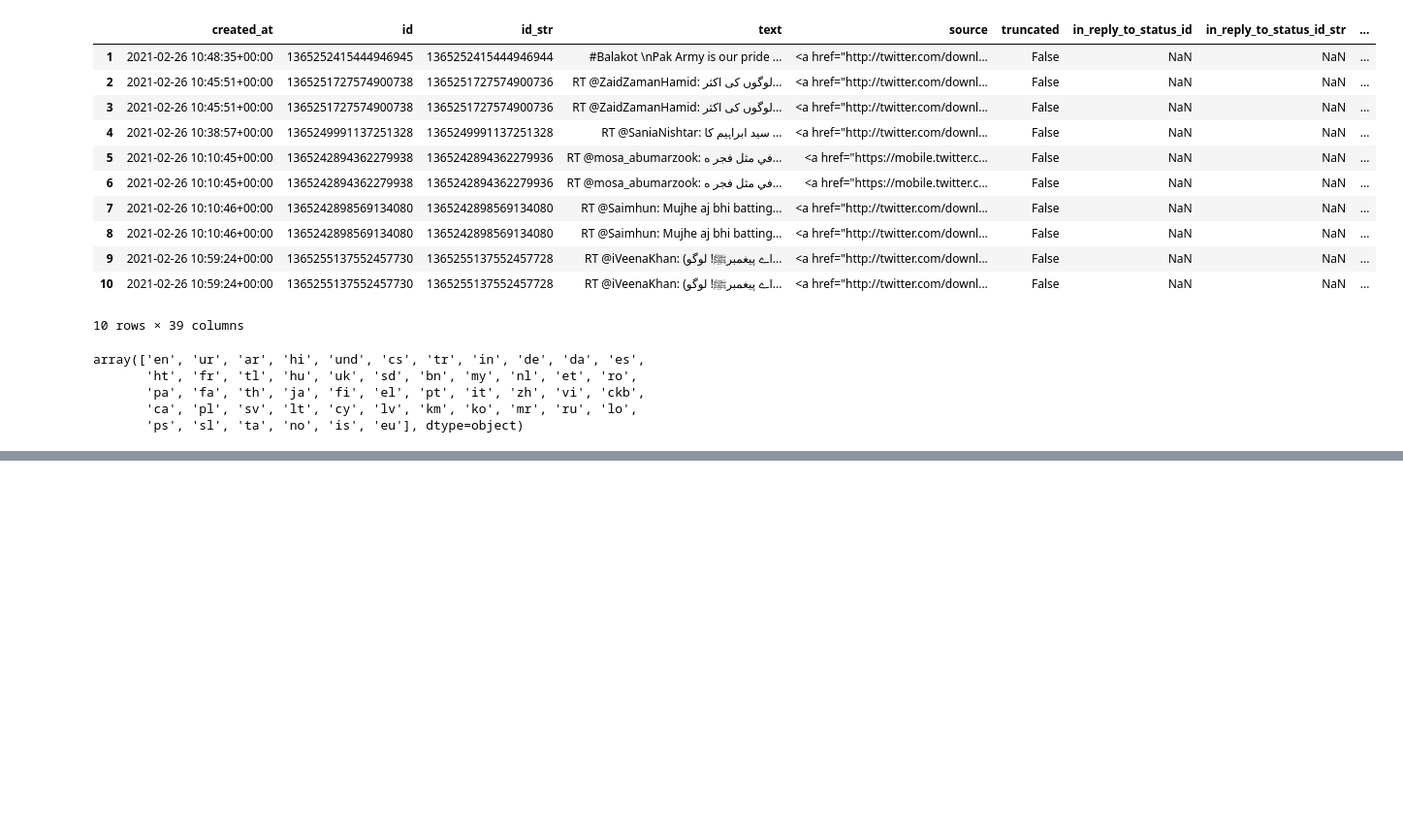
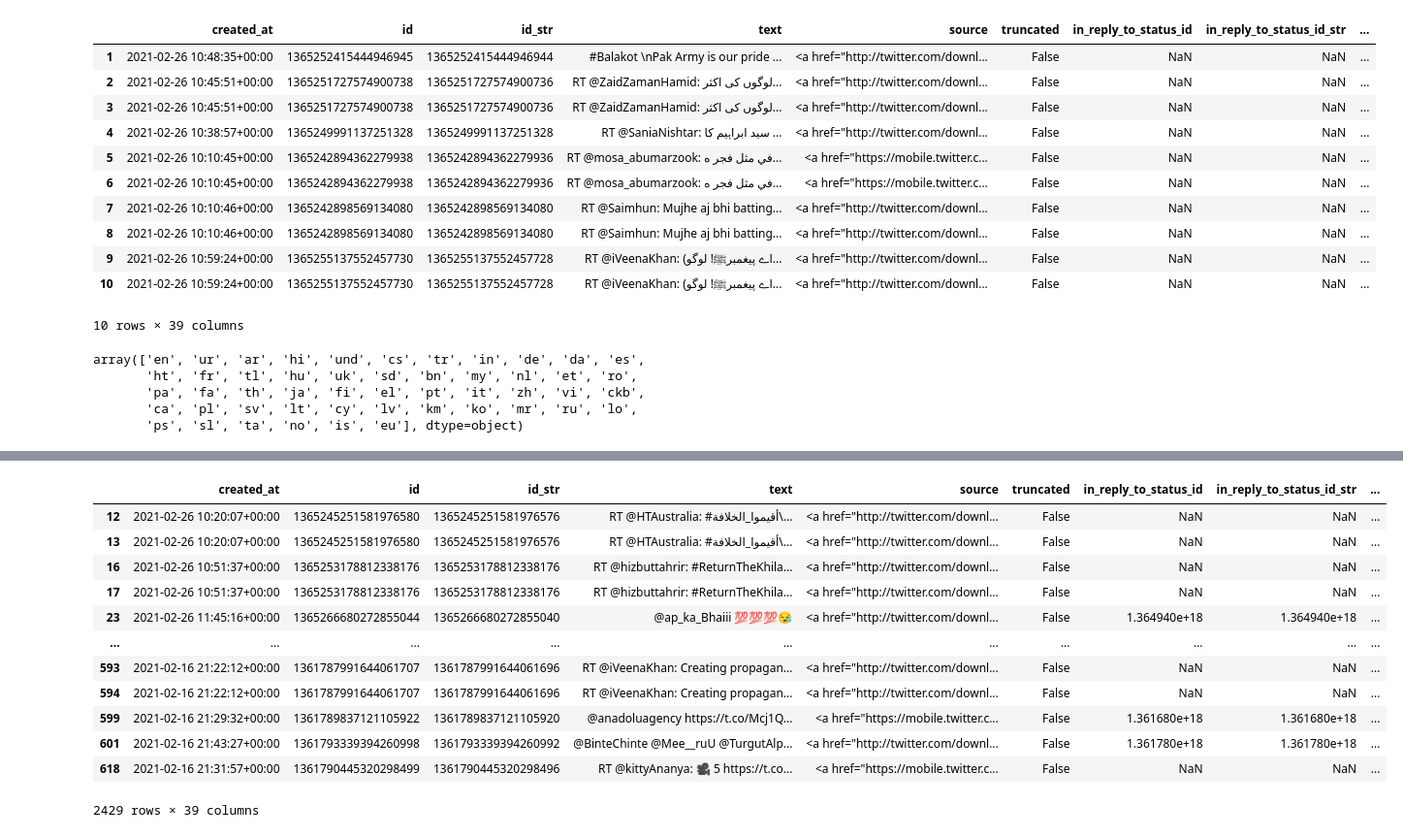
Before and after one commit to EvaLvn/ML_project2, a Jupyter notebook: Eva_notebook.ipynb, the cells around one changed output, grey strips where cells are left out. Shown at 97% size. Drawn from its saved outputs; the diff is of its cells as text; code cells hidden in the pictures; blank space fills up the shorter version.

```diff
--- a/Eva_notebook.ipynb
+++ b/Eva_notebook.ipynb
@@ -56,0 +90,16 @@ def create_csv_traduction(dataframe):
+# %%
+df_cen[df_cen['lang']=='und']
+# %% [output]
+|  | created_at | id | id_str | text | source | truncated | in_reply_to_status_id | in_reply_to_status_id_str | ... |
+| 12 | 2021-02-26 10:20:07+00:00 | 1365245251581976580 | 1365245251581976576 | RT @HTAustralia: #أقيموا_الخلافة\... | <a href="http://twitter.com/downl... | False | NaN | NaN | ... |
+| 13 | 2021-02-26 10:20:07+00:00 | 1365245251581976580 | 1365245251581976576 | RT @HTAustralia: #أقيموا_الخلافة\... | <a href="http://twitter.com/downl... | False | NaN | NaN | ... |
+| 16 | 2021-02-26 10:51:37+00:00 | 1365253178812338176 | 1365253178812338176 | RT @hizbuttahrir: #ReturnTheKhila... | <a href="http://twitter.com/downl... | False | NaN | NaN | ... |
+| 17 | 2021-02-26 10:51:37+00:00 | 1365253178812338176 | 1365253178812338176 | RT @hizbuttahrir: #ReturnTheKhila... | <a href="http://twitter.com/downl... | False | NaN | NaN | ... |
+| 23 | 2021-02-26 11:45:16+00:00 | 1365266680272855044 | 1365266680272855040 | @ap_ka_Bhaiii 💯💯💯😪 | <a href="http://twitter.com/downl... | False | 1.364940e+18 | 1.364940e+18 | ... |
+| ... | ... | ... | ... | ... | ... | ... | ... | ... | ... |
+| 593 | 2021-02-16 21:22:12+00:00 | 1361787991644061707 | 1361787991644061696 | RT @iVeenaKhan: Creating propagan... | <a href="http://twitter.com/downl... | False | NaN | NaN | ... |
+| 594 | 2021-02-16 21:22:12+00:00 | 1361787991644061707 | 1361787991644061696 | RT @iVeenaKhan: Creating propagan... | <a href="http://twitter.com/downl... | False | NaN | NaN | ... |
+| 599 | 2021-02-16 21:29:32+00:00 | 1361789837121105922 | 1361789837121105920 | @anadoluagency https://t.co/Mcj1Q... | <a href="https://mobile.twitter.c... | False | 1.361680e+18 | 1.361680e+18 | ... |
+| 601 | 2021-02-16 21:43:27+00:00 | 1361793339394260998 | 1361793339394260992 | @BinteChinte @Mee__ruU @TurgutAlp... | <a href="http://twitter.com/downl... | False | 1.361780e+18 | 1.361780e+18 | ... |
+| 618 | 2021-02-16 21:31:57+00:00 | 1361790445320298499 | 1361790445320298496 | RT @kittyAnanya: 🎥 5 https://t.co... | <a href="https://mobile.twitter.c... | False | NaN | NaN | ... |
+2429 rows × 39 columns
```
Also changed, not shown: parts of 5 cells of this notebook.
